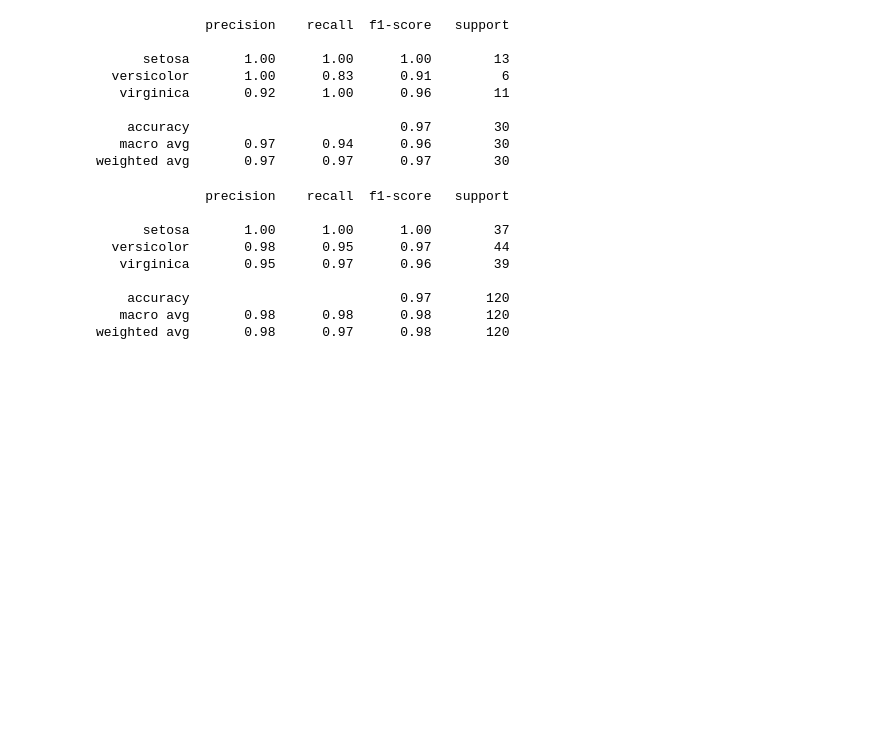
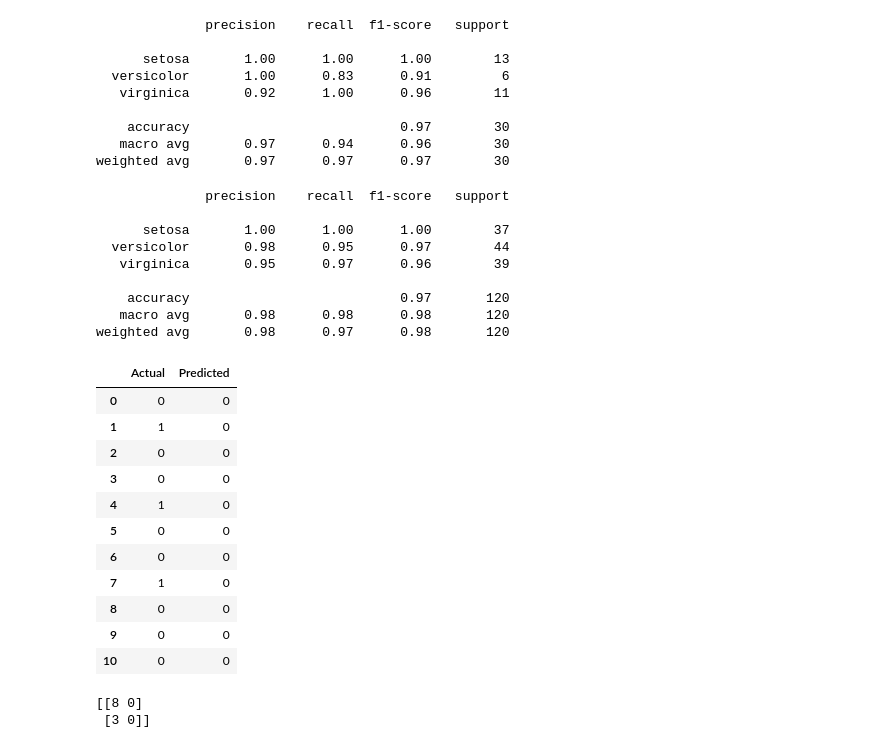
Before and after one commit to ravinder79/classification, a Jupyter notebook: model.ipynb, the cells around one changed output. Cells and saved outputs as stored; diff of their text form; code cells hidden in the pictures; blank space fills up the shorter version.

```diff
--- a/model.ipynb
+++ b/model.ipynb
@@ -937,3 +939,25 @@ print(classification_report(y_train, y_pred))
     accuracy                           0.97       120
    macro avg       0.98      0.98      0.98       120
 weighted avg       0.98      0.97      0.98       120
+# %%
+data = pd.read_clipboard()
+# %%
+data
+# %% [output]
+|  | Actual | Predicted |
+| 0 | 0 | 0 |
+| 1 | 1 | 0 |
+| 2 | 0 | 0 |
+| 3 | 0 | 0 |
+| 4 | 1 | 0 |
+| 5 | 0 | 0 |
+| 6 | 0 | 0 |
+| 7 | 1 | 0 |
+| 8 | 0 | 0 |
+| 9 | 0 | 0 |
+| 10 | 0 | 0 |
+# %%
+print(confusion_matrix(data.Actual, data.Predicted))
+# %% [output]
+[[8 0]
+ [3 0]]
```
Also changed, not shown: parts of 4 cells of this notebook.
